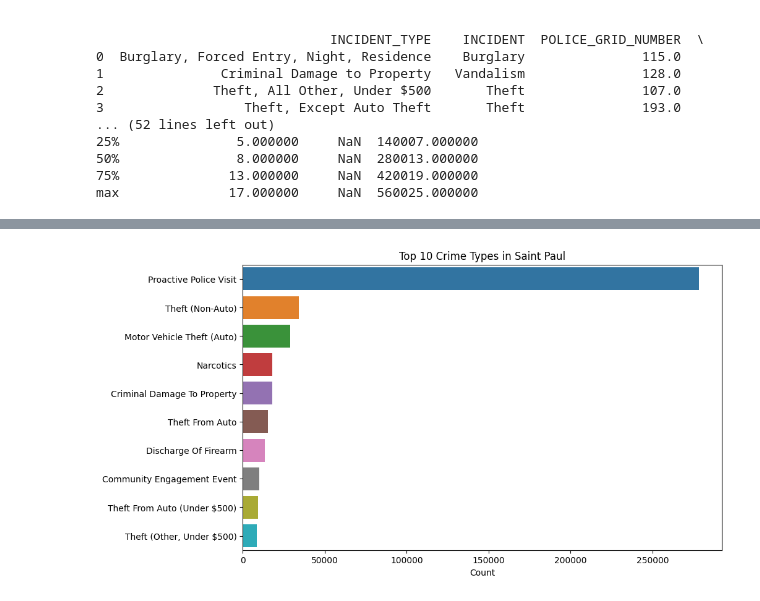
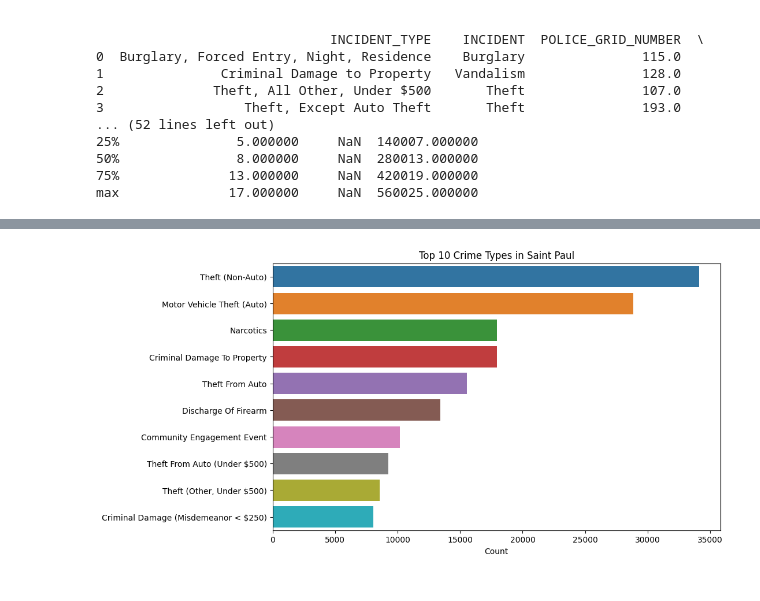
Before and after one commit to ddowdell99/Saint-Paul-Crime-Analysis, a Jupyter notebook: analysis.ipynb, the cells around one changed output, grey strips where cells are left out. Cells and saved outputs as stored; diff of their text form; code cells hidden in the pictures.

```diff
--- a/analysis.ipynb
+++ b/analysis.ipynb
@@ -145,17 +145,22 @@ df['INCIDENT_CLEAN'] = df['INCIDENT_CLEAN'].str.title()
 # %%
 # Saving cleaned version
 df.to_csv('cleaned_crime_data.csv', index=False)
+# %%
+# Including NO Proactive Police Visits df
+df_no_proactive = df[
+    df['INCIDENT_CLEAN'] != 'Proactive Police Visit'
+].copy()
 # %%
 import matplotlib.pyplot as plt
 import seaborn as sns
 # %%
 # Crime by type -- Identifying top issues
-crime_counts = df['INCIDENT_CLEAN'].value_counts().head(10)
+crime_counts = df_no_proactive['INCIDENT_CLEAN'].value_counts().head(10)
 plt.figure(figsize=(10,6))
 sns.barplot(x=crime_counts.values, y=crime_counts.index)
 plt.title('Top 10 Crime Types in Saint Paul')
 plt.xlabel('Count')
-plt.savefig('top-crimes.png')
+plt.savefig('top_crimes.png')
 plt.show()
 # %% [output]
-[figure, old version]
+[figure, new version]
```
Also changed, not shown: parts of 2 cells of this notebook, 9 other files.
